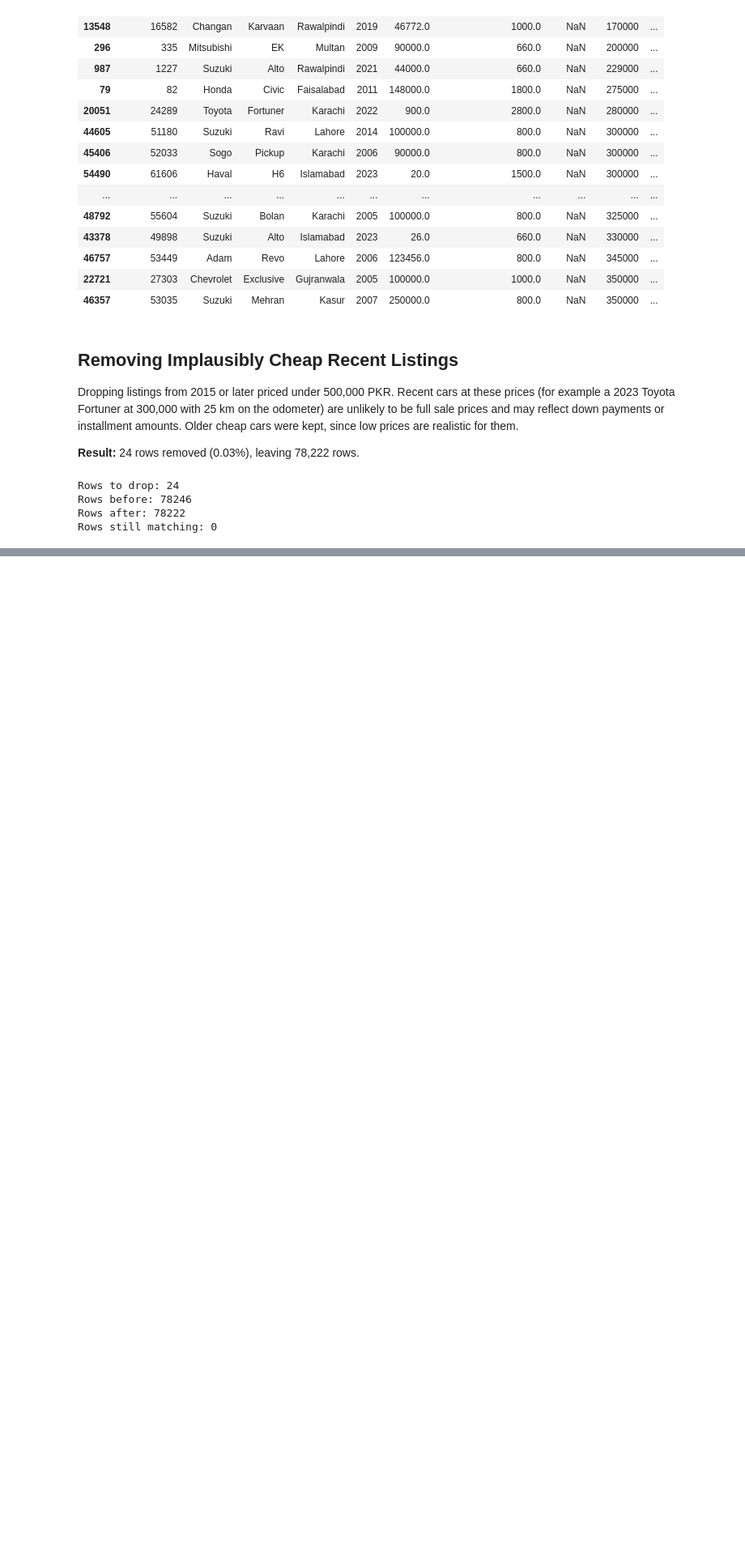
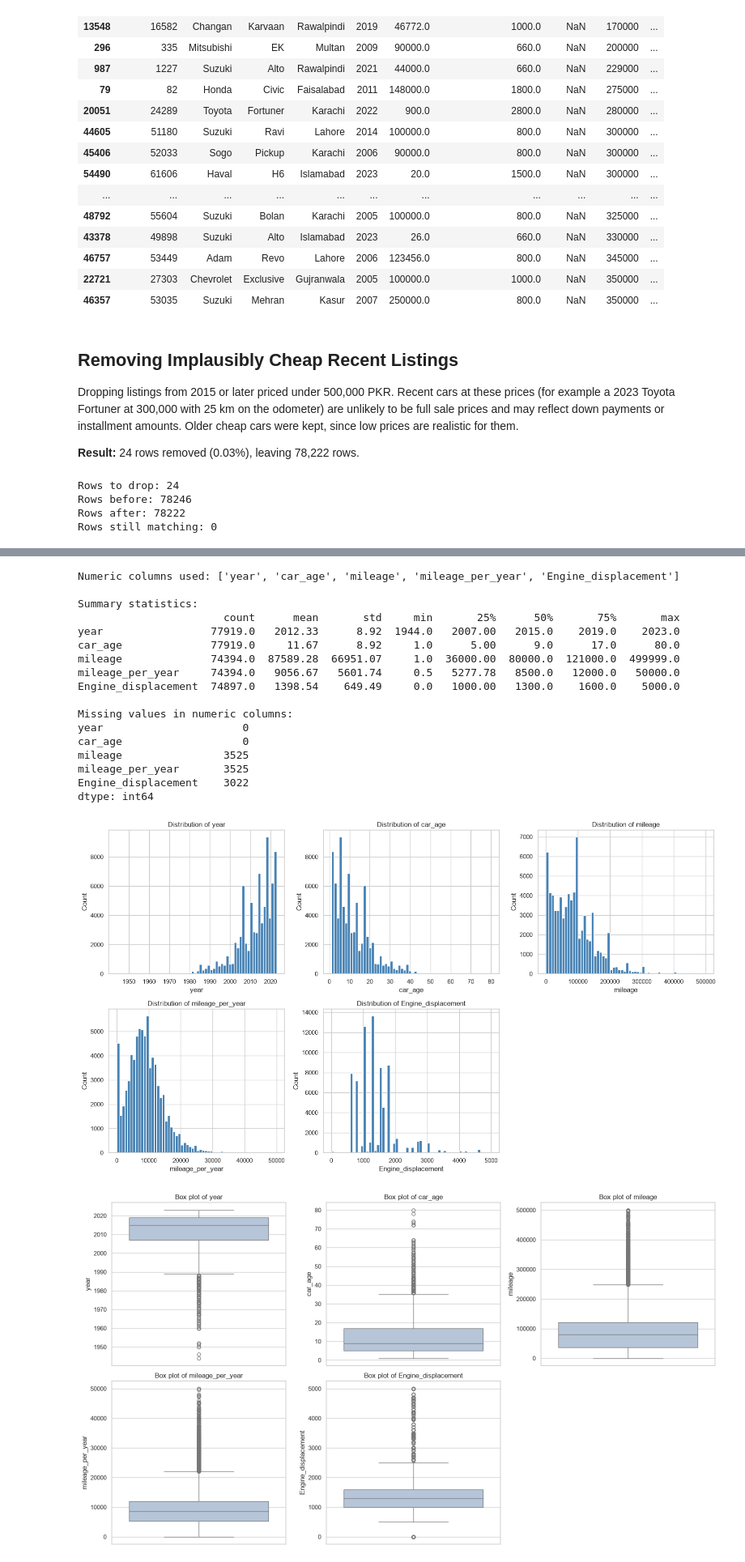
Before and after one commit to Abdullah-Farooq292/IML-used-car-price-prediction-Pakistan, a Jupyter notebook: Code/ML_Project.ipynb, the cells around one changed output, grey strips where cells are left out. Shown at 81% size. Cells and saved outputs as stored; diff of their text form; code cells hidden in the pictures; blank space fills up the shorter version.

```diff
--- a/Code/ML_Project.ipynb
+++ b/Code/ML_Project.ipynb
@@ -508,0 +733,66 @@ Rows still matching: 0
+# %%
+# ---------- Batch B: Numeric features + categorical cardinality ----------
+NUM_COLS = [c for c in ["year", "car_age", "mileage", "mileage_per_year", "Engine_displacement"] if c in df.columns]
+CAT_COLS = [c for c in ["make", "model", "city"] if c in df.columns]
+
+print("Numeric columns used:", NUM_COLS)
+print("\nSummary statistics:")
+print(df[NUM_COLS].describe().T.round(2).to_string())
+
+print("\nMissing values in numeric columns:")
+print(df[NUM_COLS].isna().sum())
+
+# Histograms
+n = len(NUM_COLS)
+fig, axes = plt.subplots(2, 3, figsize=(16, 9))
+axes = axes.flatten()
+for ax, col in zip(axes, NUM_COLS):
+    ax.hist(df[col].dropna(), bins=60, color="steelblue", edgecolor="white")
+    ax.set_title(f"Distribution of {col}")
+    ax.set_xlabel(col)
+    ax.set_ylabel("Count")
+for ax in axes[n:]:
+    ax.axis("off")
+plt.tight_layout()
+save_fig("B_numeric_histograms.png")
+plt.show()
+
+# Box plots
+fig, axes = plt.subplots(2, 3, figsize=(16, 9))
+axes = axes.flatten()
+for ax, col in zip(axes, NUM_COLS):
+    sns.boxplot(y=df[col], ax=ax, color="lightsteelblue")
+    ax.set_title(f"Box plot of {col}")
+for ax in axes[n:]:
+    ax.axis("off")
+plt.tight_layout()
+save_fig("B_numeric_boxplots.png")
+plt.show()
+
+# Categorical cardinality
+print("\nNumber of unique values:")
+for col in CAT_COLS:
+    print(f"  {col:<8} {df[col].nunique():>6,}")
+
+print("\nModels with fewer than 10 listings:",
+      (df["model"].value_counts() < 10).sum(), "of", df["model"].nunique())
+# %% [output]
+Numeric columns used: ['year', 'car_age', 'mileage', 'mileage_per_year', 'Engine_displacement']
+
+Summary statistics:
+                       count      mean       std     min       25%      50%       75%       max
+year                 77919.0   2012.33      8.92  1944.0   2007.00   2015.0    2019.0    2023.0
+car_age              77919.0     11.67      8.92     1.0      5.00      9.0      17.0      80.0
+mileage              74394.0  87589.28  66951.07     1.0  36000.00  80000.0  121000.0  499999.0
+mileage_per_year     74394.0   9056.67   5601.74     0.5   5277.78   8500.0   12000.0   50000.0
+Engine_displacement  74897.0   1398.54    649.49     0.0   1000.00   1300.0    1600.0    5000.0
+
+Missing values in numeric columns:
+year                      0
+car_age                   0
+mileage                3525
+mileage_per_year       3525
+Engine_displacement    3022
+dtype: int64
+[figure, added]
+[figure, added]
```
Also changed, not shown: parts of 13 cells of this notebook, 8 other files.
